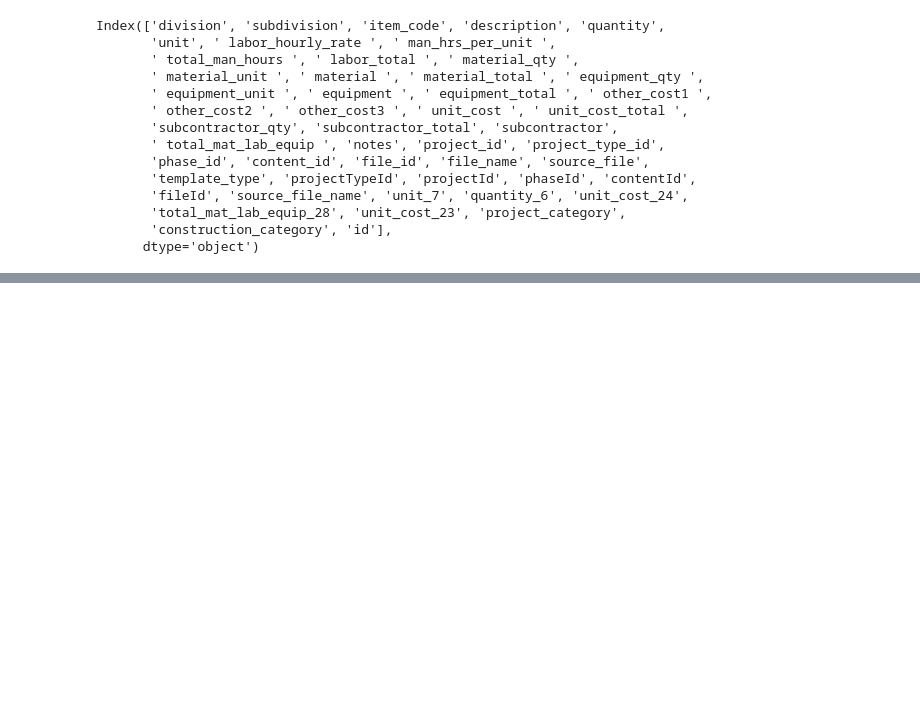
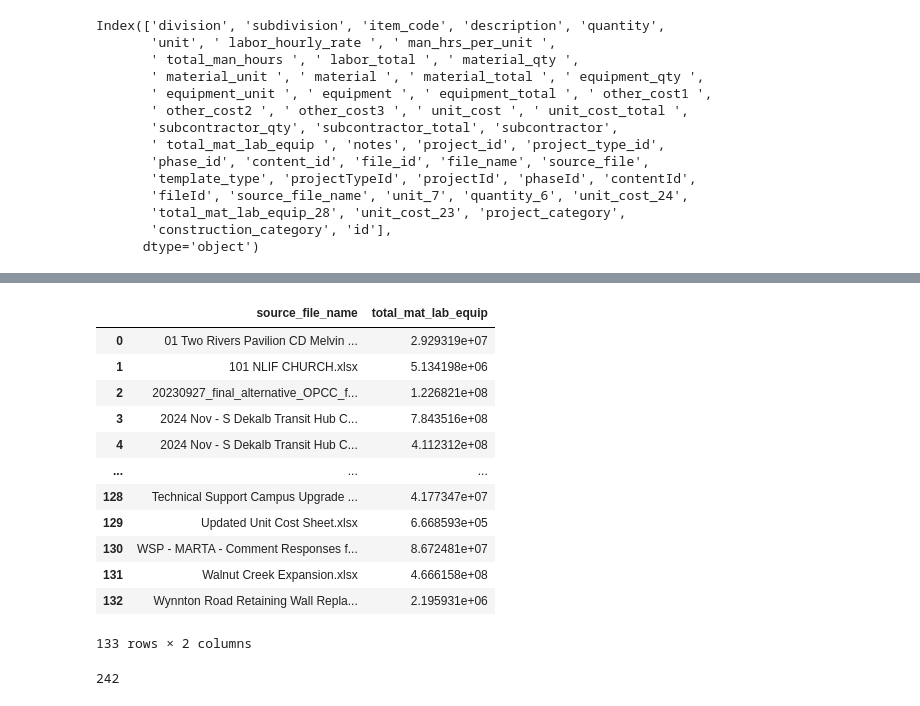
Before and after one commit to wizard-agb/dashboard, a Jupyter notebook: mapping.ipynb, the cells around one changed output, grey strips where cells are left out. Cells and saved outputs as stored; diff of their text form; code cells hidden in the pictures; blank space fills up the shorter version.

```diff
--- a/mapping.ipynb
+++ b/mapping.ipynb
@@ -95,0 +139,22 @@ merged[['description', 'quantity',
+# %%
+temp_df = temp.groupby('source_file_name')['total_mat_lab_equip'].sum().reset_index()
+
+# bin
+# %% [output]
+|  | source_file_name | total_mat_lab_equip |
+| 0 | 01 Two Rivers Pavilion CD Melvin ... | 2.929319e+07 |
+| 1 | 101 NLIF CHURCH.xlsx | 5.134198e+06 |
+| 2 | 20230927_final_alternative_OPCC_f... | 1.226821e+08 |
+| 3 | 2024 Nov - S Dekalb Transit Hub C... | 7.843516e+08 |
+| 4 | 2024 Nov - S Dekalb Transit Hub C... | 4.112312e+08 |
+| ... | ... | ... |
+| 128 | Technical Support Campus Upgrade ... | 4.177347e+07 |
+| 129 | Updated Unit Cost Sheet.xlsx | 6.668593e+05 |
+| 130 | WSP - MARTA - Comment Responses f... | 8.672481e+07 |
+| 131 | Walnut Creek Expansion.xlsx | 4.666158e+08 |
+| 132 | Wynnton Road Retaining Wall Repla... | 2.195931e+06 |
+133 rows × 2 columns
+# %%
+len(merged.loc[merged.source_file_name.str.contains('Snapfinger'), 'file_name'].unique())
+# %% [output]
+242
```
Also changed, not shown: parts of 13 cells of this notebook, 2 other files.
